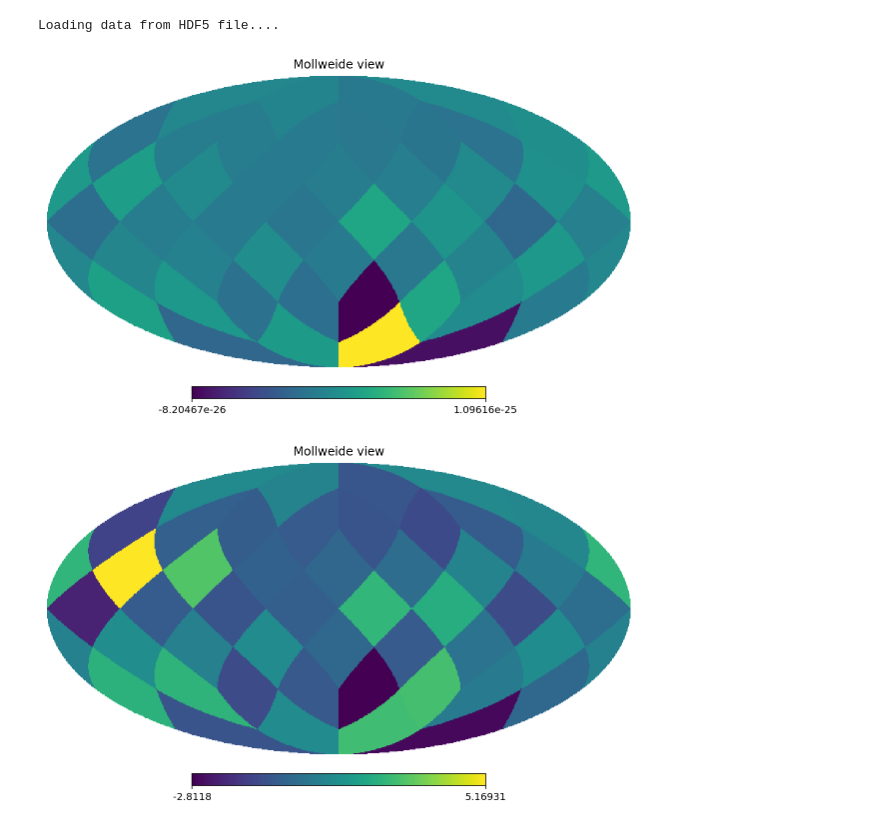
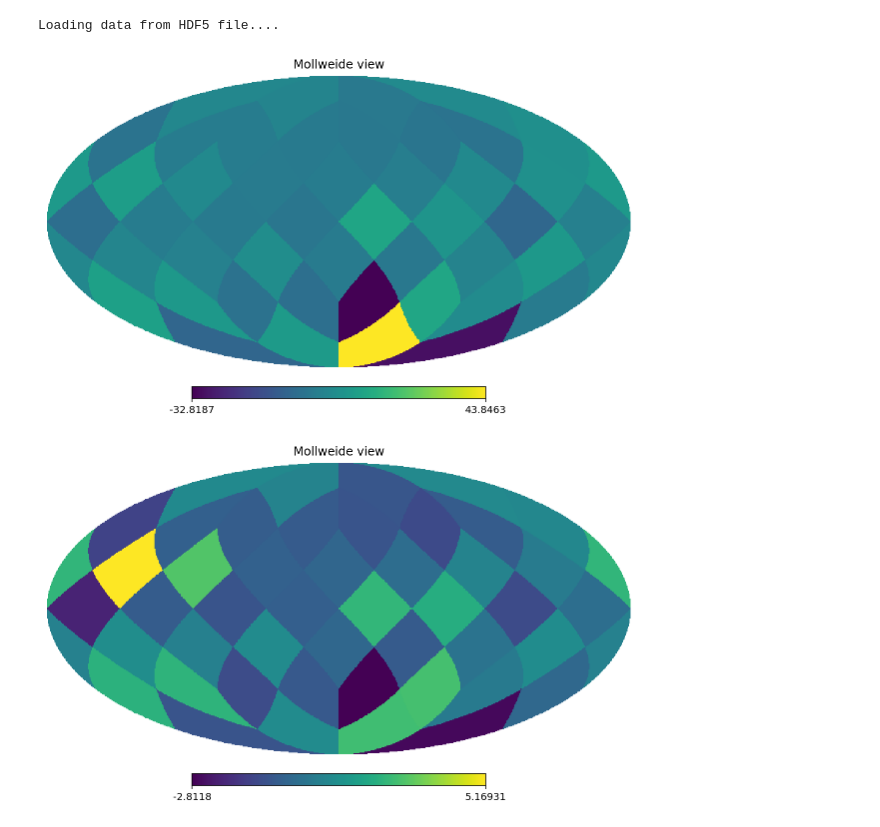
Before and after one commit to GersbachKa/defiant, a Jupyter notebook: notebooks/DIY_anisotropy.ipynb, the cells around one changed output. Drawn from its saved outputs; the diff is of its cells as text; code cells hidden in the pictures.

```diff
--- a/notebooks/DIY_anisotropy.ipynb
+++ b/notebooks/DIY_anisotropy.ipynb
@@ -138,15 +139,15 @@ OS_obj = OptimalStatistic(psrs,pta,'gw','MDC1_FG_CURN_samples.core')
 # %% [output]
 Loading data from HDF5 file....
 # %%
-OS_obj.set_anisotropy_basis('pixel',2,6,'hd')
+OS_obj.set_anisotropy_basis('pixel',2,4,'hd')
 xi,rho,sig,C,A2,A2s = OS_obj.compute_OS(inj_params)
 
-hp.mollview(A2)
+hp.mollview(A2/(10**(2*inj_params['gw_log10_A'])))
 plt.show()
 
 hp.mollview(A2/np.sqrt(np.diag(A2s)),)
 plt.show()
 # %% [output]
-[figure, old version]
+[figure, new version]
 [figure]
 # %%
```
Also changed, not shown: parts of 10 cells of this notebook.
